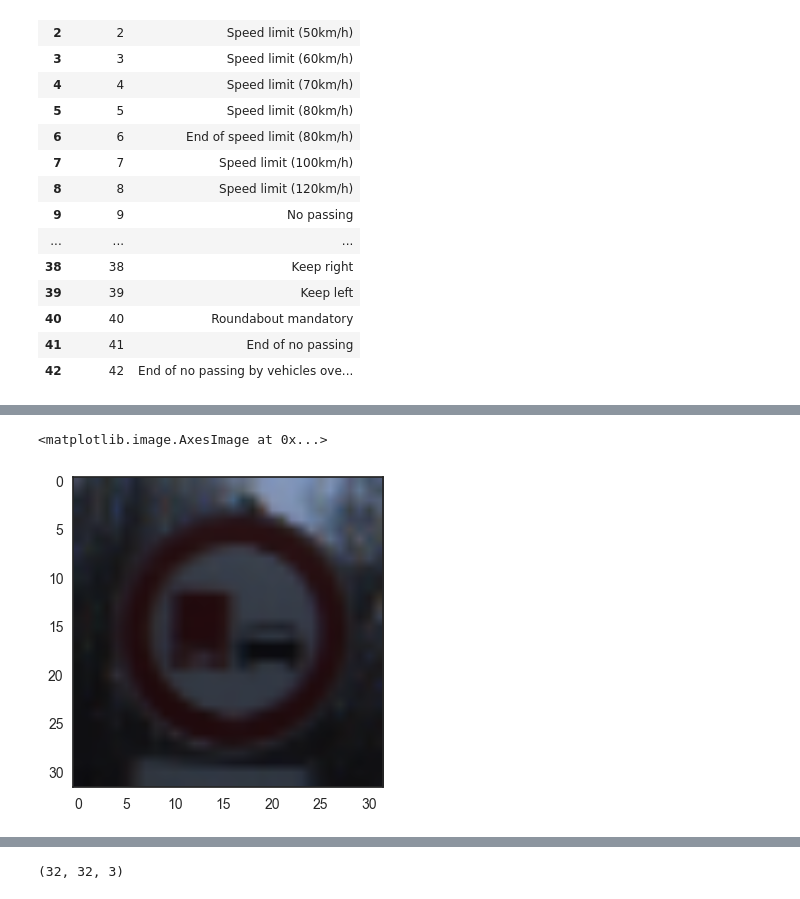
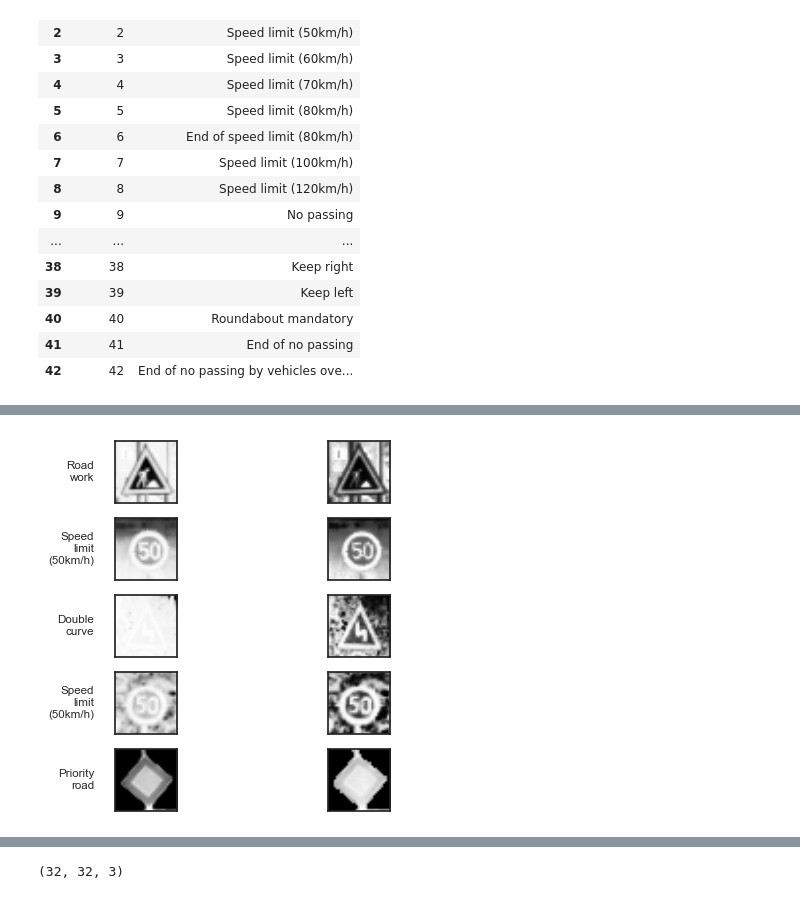
Before and after one commit to girishsk/CarND-Traffic-Sign-Classifier-Project, a Jupyter notebook: DataAnalysis.ipynb, the cells around one changed output, grey strips where cells are left out. Cells and saved outputs as stored; diff of their text form; code cells hidden in the pictures.

```diff
--- a/DataAnalysis.ipynb
+++ b/DataAnalysis.ipynb
@@ -282,3 +280,7 @@ len(X_new)
+# %%
+plot_variations(np.reshape(X_new,(len(X_new),32,32)),X_train_gray,y_train,sign_name,1,5)
+# %% [output]
+[figure, added]
 # %%
 ?plt.axes
 # %%
@@ -299,10 +301,3 @@ len(X_new)
 # Validation set error 10%
 # High bias and hig varriance
     #
-# %%
-img = Image.fromarray(X_valid[0])
-# converted to have an alpha layer
-plt.imshow(img)
-# %% [output]
-<matplotlib.image.AxesImage at 0x...>
-[figure, removed]
```
Also changed, not shown: parts of 4 cells of this notebook, 1 other file.
